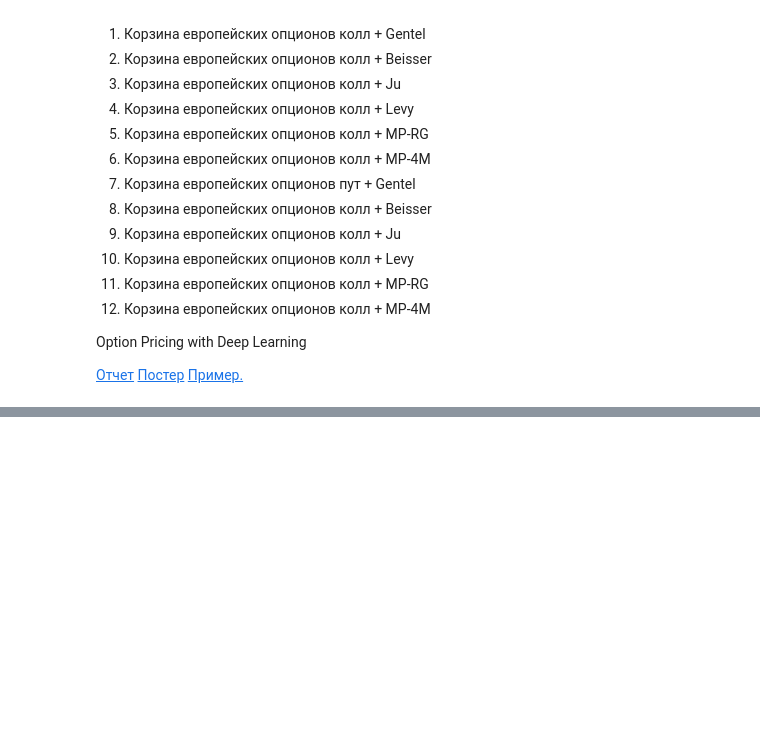
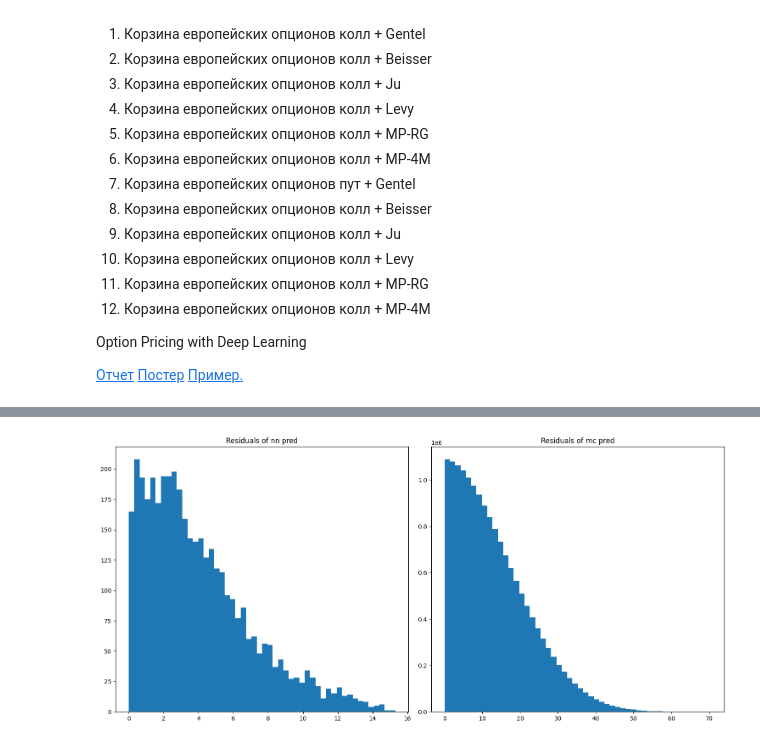
Before and after one commit to seri4ka/structured_finance_products, a Jupyter notebook: lab3/lab_5_GSFP.ipynb, the cells around one changed output, grey strips where cells are left out. Saved outputs shown, nothing was run; the diff lists cells and outputs as text; code cells hidden in the pictures; blank space fills up the shorter version.

```diff
--- a/lab3/lab_5_GSFP.ipynb
+++ b/lab3/lab_5_GSFP.ipynb
@@ -838,0 +839,13 @@ Mean Squared Error (MC): 5.611484360717663
+# %%
+# гистограммы остатков
+fig, axes = plt.subplots(1, 2, figsize=(15, 7))
+
+axes[0].hist(abs(y_test.numpy() - y_pred_nn).reshape(-1), bins=50)
+axes[1].hist(abs(y_test.numpy() - y_mc).reshape(-1), bins=50)
+
+axes[0].set_title('Residuals of nn pred')
+axes[1].set_title('Residuals of mc pred')
+
+fig.tight_layout()
+# %% [output]
+[figure, added]
```
Also changed, not shown: parts of 14 cells of this notebook.
